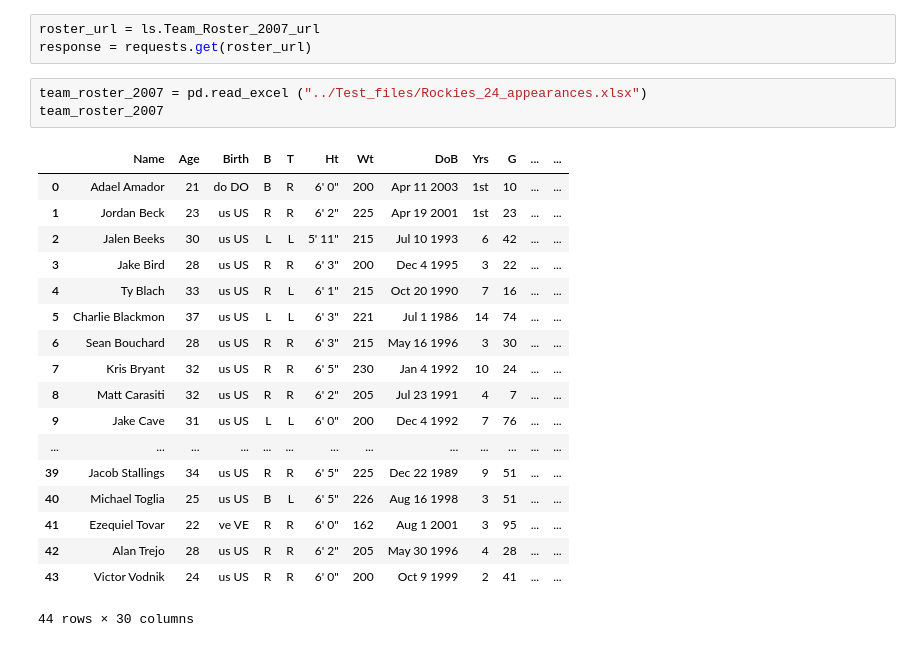
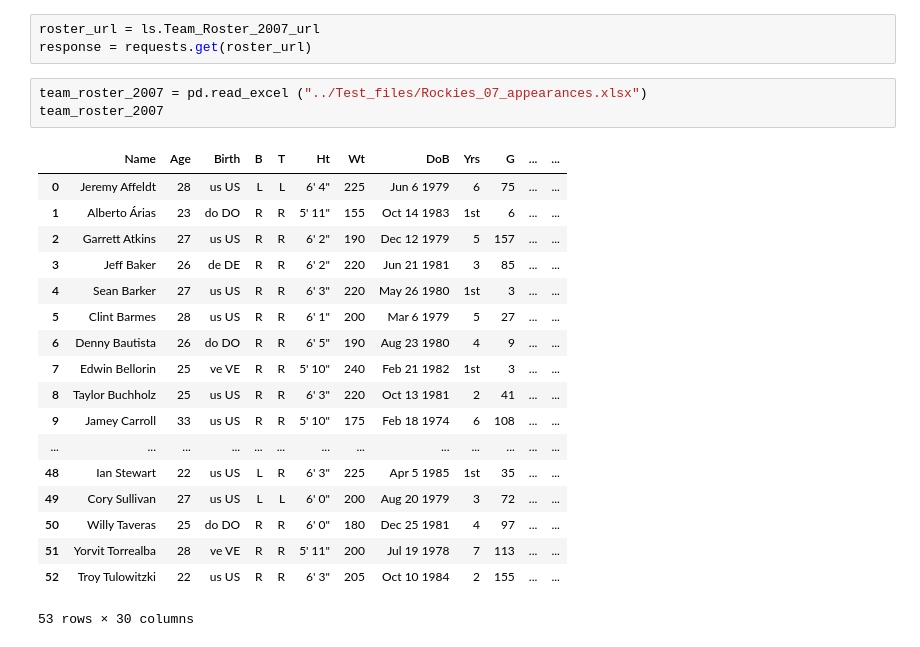
Before and after one commit to cassydm/rockies_moneyball_part-deux, a Jupyter notebook: Test_files/working_file_sando.ipynb, the cells around one changed output. Saved outputs shown, nothing was run; the diff lists cells and outputs as text.

```diff
--- a/Test_files/working_file_sando.ipynb
+++ b/Test_files/working_file_sando.ipynb
@@ -56,24 +104,24 @@ team_roster_2024
 roster_url = ls.Team_Roster_2007_url
 response = requests.get(roster_url)
 # %%
-team_roster_2007 = pd.read_excel ("../Test_files/Rockies_24_appearances.xlsx")
+team_roster_2007 = pd.read_excel ("../Test_files/Rockies_07_appearances.xlsx")
 team_roster_2007
 # %% [output]
 |  | Name | Age | Birth | B | T | Ht | Wt | DoB | Yrs | G | ... | ... |
-| 0 | Adael Amador | 21 | do DO | B | R | 6' 0" | 200 | Apr 11 2003 | 1st | 10 | ... | ... |
-| 1 | Jordan Beck | 23 | us US | R | R | 6' 2" | 225 | Apr 19 2001 | 1st | 23 | ... | ... |
-| 2 | Jalen Beeks | 30 | us US | L | L | 5' 11" | 215 | Jul 10 1993 | 6 | 42 | ... | ... |
-| 3 | Jake Bird | 28 | us US | R | R | 6' 3" | 200 | Dec 4 1995 | 3 | 22 | ... | ... |
-| 4 | Ty Blach | 33 | us US | R | L | 6' 1" | 215 | Oct 20 1990 | 7 | 16 | ... | ... |
-| 5 | Charlie Blackmon | 37 | us US | L | L | 6' 3" | 221 | Jul 1 1986 | 14 | 74 | ... | ... |
-| 6 | Sean Bouchard | 28 | us US | R | R | 6' 3" | 215 | May 16 1996 | 3 | 30 | ... | ... |
-| 7 | Kris Bryant | 32 | us US | R | R | 6' 5" | 230 | Jan 4 1992 | 10 | 24 | ... | ... |
-| 8 | Matt Carasiti | 32 | us US | R | R | 6' 2" | 205 | Jul 23 1991 | 4 | 7 | ... | ... |
-| 9 | Jake Cave | 31 | us US | L | L | 6' 0" | 200 | Dec 4 1992 | 7 | 76 | ... | ... |
+| 0 | Jeremy Affeldt | 28 | us US | L | L | 6' 4" | 225 | Jun 6 1979 | 6 | 75 | ... | ... |
+| 1 | Alberto Árias | 23 | do DO | R | R | 5' 11" | 155 | Oct 14 1983 | 1st | 6 | ... | ... |
+| 2 | Garrett Atkins | 27 | us US | R | R | 6' 2" | 190 | Dec 12 1979 | 5 | 157 | ... | ... |
+| 3 | Jeff Baker | 26 | de DE | R | R | 6' 2" | 220 | Jun 21 1981 | 3 | 85 | ... | ... |
+| 4 | Sean Barker | 27 | us US | R | R | 6' 3" | 220 | May 26 1980 | 1st | 3 | ... | ... |
+| 5 | Clint Barmes | 28 | us US | R | R | 6' 1" | 200 | Mar 6 1979 | 5 | 27 | ... | ... |
+| 6 | Denny Bautista | 26 | do DO | R | R | 6' 5" | 190 | Aug 23 1980 | 4 | 9 | ... | ... |
+| 7 | Edwin Bellorin | 25 | ve VE | R | R | 5' 10" | 240 | Feb 21 1982 | 1st | 3 | ... | ... |
+| 8 | Taylor Buchholz | 25 | us US | R | R | 6' 3" | 220 | Oct 13 1981 | 2 | 41 | ... | ... |
+| 9 | Jamey Carroll | 33 | us US | R | R | 5' 10" | 175 | Feb 18 1974 | 6 | 108 | ... | ... |
 | ... | ... | ... | ... | ... | ... | ... | ... | ... | ... | ... | ... | ... |
-| 39 | Jacob Stallings | 34 | us US | R | R | 6' 5" | 225 | Dec 22 1989 | 9 | 51 | ... | ... |
-| 40 | Michael Toglia | 25 | us US | B | L | 6' 5" | 226 | Aug 16 1998 | 3 | 51 | ... | ... |
-| 41 | Ezequiel Tovar | 22 | ve VE | R | R | 6' 0" | 162 | Aug 1 2001 | 3 | 95 | ... | ... |
-| 42 | Alan Trejo | 28 | us US | R | R | 6' 2" | 205 | May 30 1996 | 4 | 28 | ... | ... |
-| 43 | Victor Vodnik | 24 | us US | R | R | 6' 0" | 200 | Oct 9 1999 | 2 | 41 | ... | ... |
+| 48 | Ian Stewart | 22 | us US | L | R | 6' 3" | 225 | Apr 5 1985 | 1st | 35 | ... | ... |
+| 49 | Cory Sullivan | 27 | us US | L | L | 6' 0" | 200 | Aug 20 1979 | 3 | 72 | ... | ... |
+| 50 | Willy Taveras | 25 | do DO | R | R | 6' 0" | 180 | Dec 25 1981 | 4 | 97 | ... | ... |
+| 51 | Yorvit Torrealba | 28 | ve VE | R | R | 5' 11" | 200 | Jul 19 1978 | 7 | 113 | ... | ... |
+| 52 | Troy Tulowitzki | 22 | us US | R | R | 6' 3" | 205 | Oct 10 1984 | 2 | 155 | ... | ... |
-44 rows × 30 columns
+53 rows × 30 columns
```
Also changed, not shown: parts of 9 cells of this notebook.
